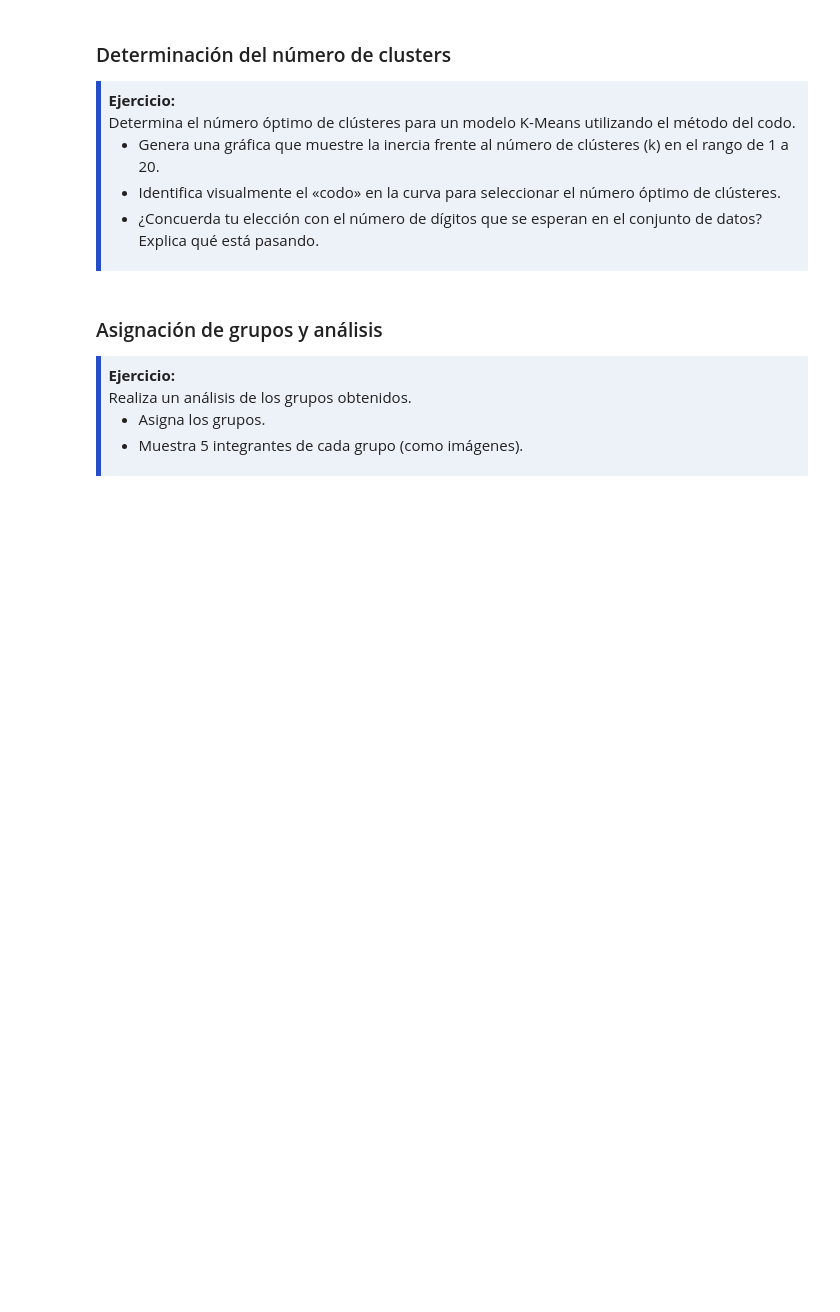
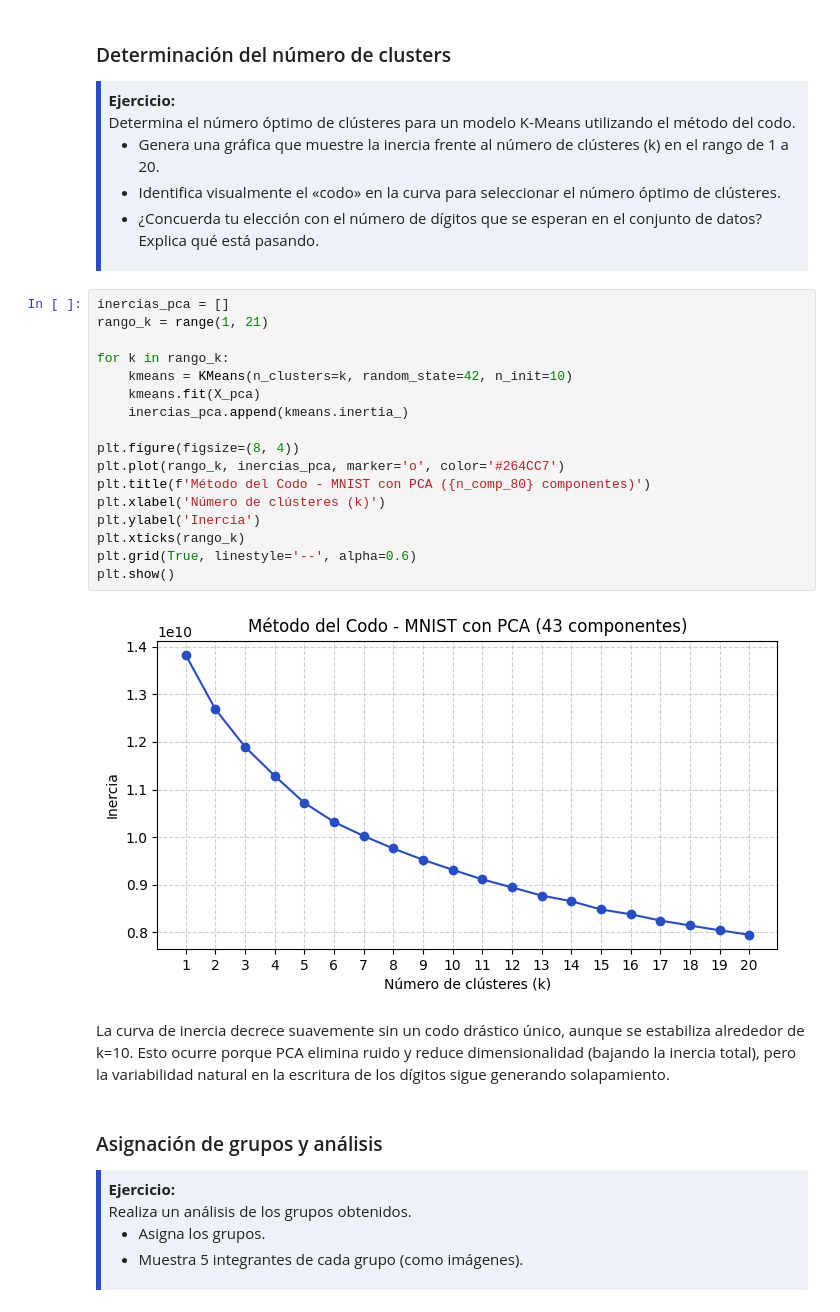
Before and after one commit to JuanEsteban-prog/AprendizajeAutom-ticoInicial, a Jupyter notebook: Talleres/Taller17_Nov/Taller01.ipynb, the cells around one changed output. Saved outputs shown, nothing was run; the diff lists cells and outputs as text; blank space fills up the shorter version.

```diff
--- a/Talleres/Taller17_Nov/Taller01.ipynb
+++ b/Talleres/Taller17_Nov/Taller01.ipynb
@@ -545,6 +602,27 @@ Evalúa objetivamente la calidad de los clústeres:
   <li>¿Concuerda tu elección con el número de dígitos que se esperan en el conjunto de datos? Explica qué está pasando.</li>
 </ul>
 </div>
+# %%
+inercias_pca = []
+rango_k = range(1, 21)
+
+for k in rango_k:
+    kmeans = KMeans(n_clusters=k, random_state=42, n_init=10)
+    kmeans.fit(X_pca)
+    inercias_pca.append(kmeans.inertia_)
+
+plt.figure(figsize=(8, 4))
+plt.plot(rango_k, inercias_pca, marker='o', color='#264CC7')
+plt.title(f'Método del Codo - MNIST con PCA ({n_comp_80} componentes)')
+plt.xlabel('Número de clústeres (k)')
+plt.ylabel('Inercia')
+plt.xticks(rango_k)
+plt.grid(True, linestyle='--', alpha=0.6)
+plt.show()
+# %% [output]
+[figure, added]
+# %% [markdown]
+La curva de inercia decrece suavemente sin un codo drástico único, aunque se estabiliza alrededor de k=10. Esto ocurre porque PCA elimina ruido y reduce dimensionalidad (bajando la inercia total), pero la variabilidad natural en la escritura de los dígitos sigue generando solapamiento.
 # %% [markdown]
 ### <font color='264CC7'> Asignación de grupos y análisis </font>
 
```
Also changed, not shown: parts of 15 cells of this notebook.
